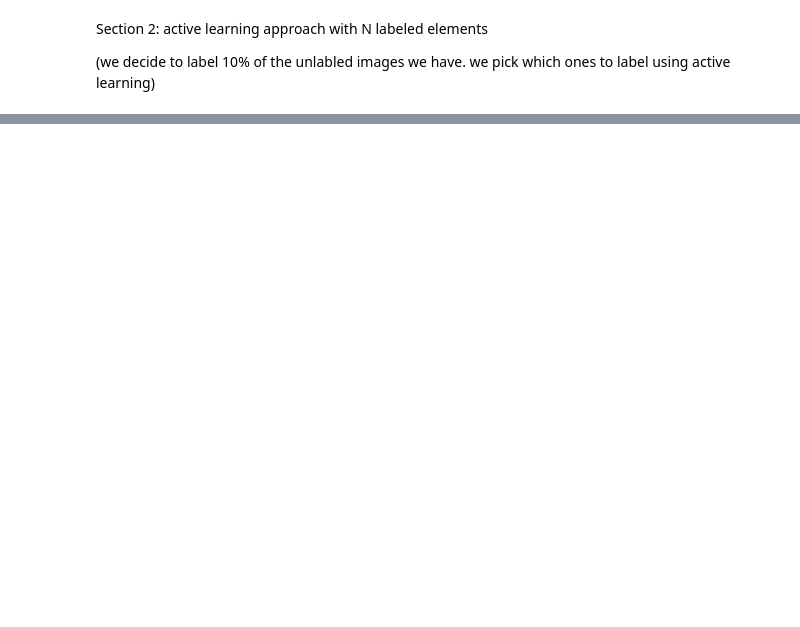
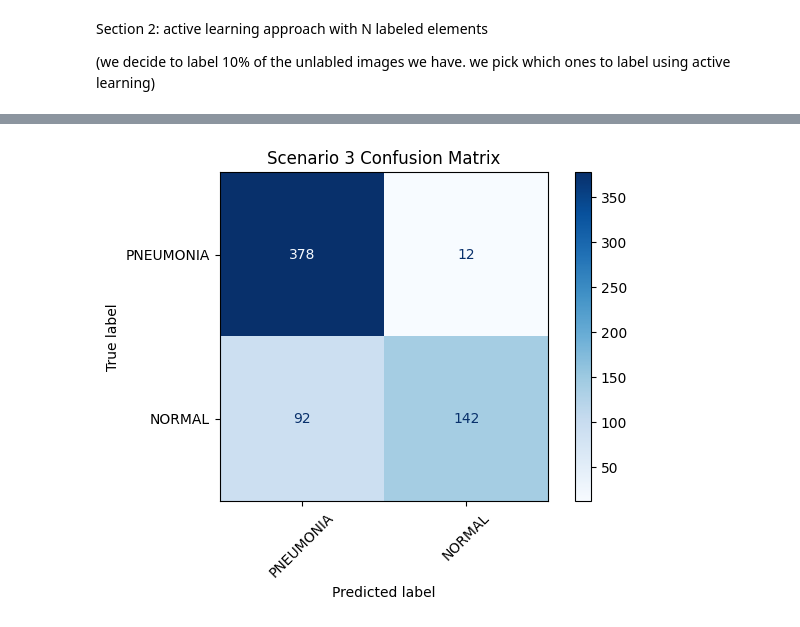
Before and after one commit to LeonardoMantovani/pneumonia_xray_detector, a Jupyter notebook: final.ipynb, the cells around one changed output, grey strips where cells are left out. Drawn from its saved outputs; the diff is of its cells as text; code cells hidden in the pictures; blank space fills up the shorter version.

```diff
--- a/final.ipynb
+++ b/final.ipynb
@@ -207,4 +223,8 @@ Section 3: original model (traditional but with all samples)
 # %%
-#TODO: almost a copy of original steps
-# to show that the active learning approach achieves similar
-# results but with less data
+# Copy the full training dataset to be used in scenario 3
+scenario3_train_features = reduced_train_features.copy()
+scenario3_train_labels = train_labels.copy()
+
+print(f"Using all the {reduced_train_features.shape[0]} available training samples for scenario 3.")
+print(f"Scenario 3 training features shape: {scenario3_train_features.shape}")
+print(f"Scenario 3 training labels shape: {scenario3_train_labels.shape}")
@@ -212,0 +235,4 @@ Section 4: fancy graphs to prove our thesis
+# %%
+# Train a KNN classifier on the above defined set
+scenario3_classifier = sklearn.base.clone(knn_classifier)
+scenario3_classifier.fit(scenario3_train_features, scenario3_train_labels)
@@ -212,0 +241,8 @@ Section 4: fancy graphs to prove our thesis
+# %%
+# Make the model calculate its predictions on the test set
+scenario3_predictions = scenario3_classifier.predict(reduced_test_features)
+
+# Print the classification report for the scenario 3 model using the test set
+scenario3_report = sklearn.metrics.classification_report(test_labels, scenario3_predictions, output_dict=False, zero_division=1)
+print("Scenario 3 Classification Report:\n")
+print(scenario3_report)
@@ -212,0 +260,11 @@ Section 4: fancy graphs to prove our thesis
+# %%
+# Plot the confusion matrix for scenario 3 model
+scenario3_confusion_matrix = sklearn.metrics.confusion_matrix(test_labels, scenario3_predictions)
+disp = sklearn.metrics.ConfusionMatrixDisplay(confusion_matrix=scenario3_confusion_matrix, display_labels=POSSIBLE_LABELS)
+disp.plot(cmap=plt.cm.Blues)
+plt.title("Scenario 3 Confusion Matrix")
+plt.xticks(rotation=45)
+plt.tight_layout()
+plt.show()
+# %% [output]
+[figure, added]
```
Also changed, not shown: parts of 18 cells of this notebook.
